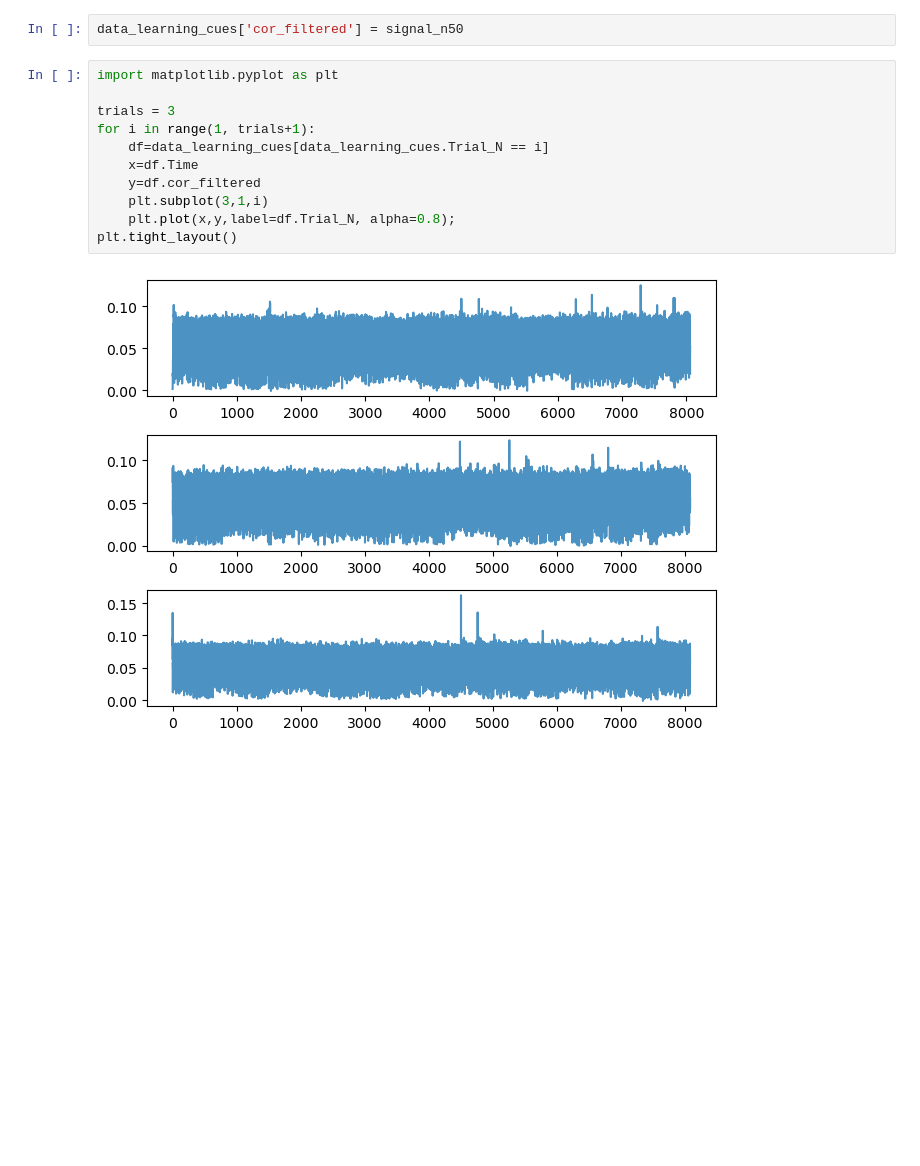
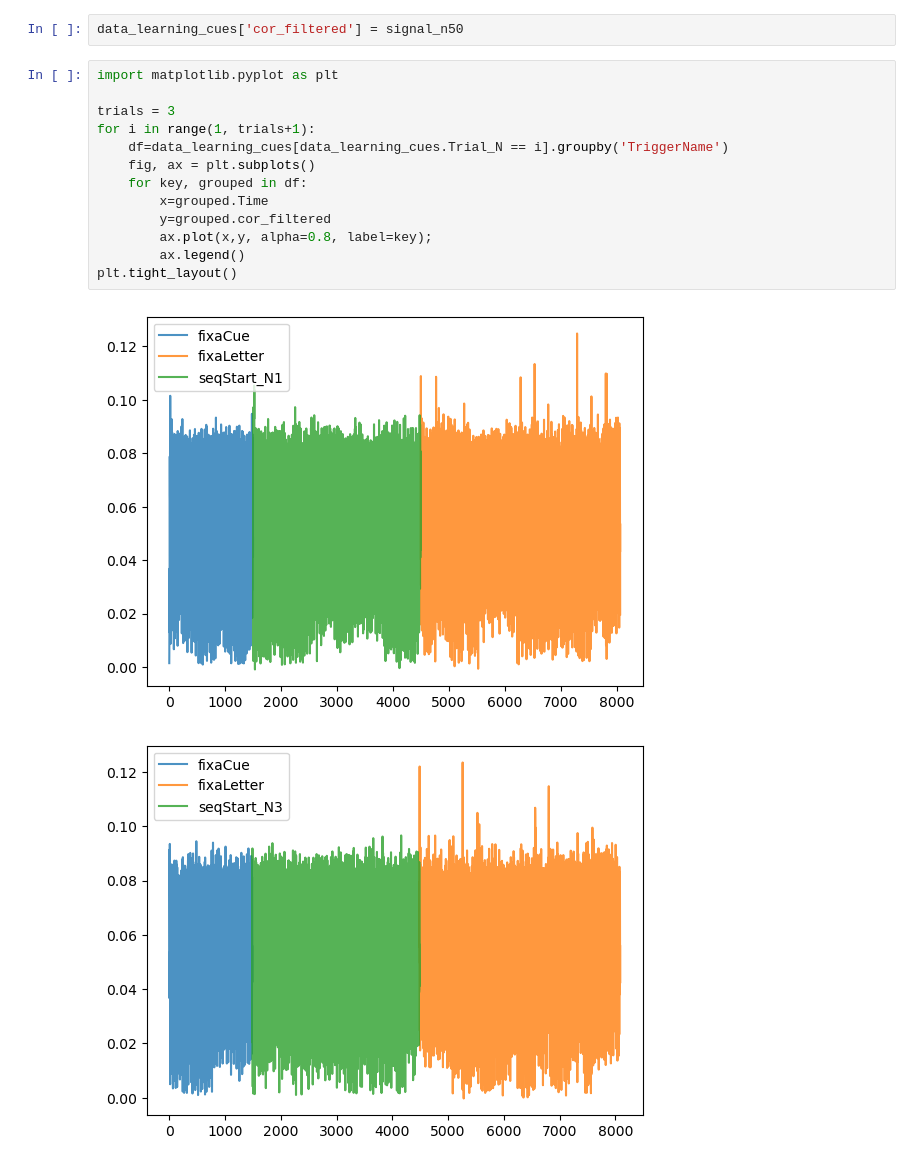
Before and after one commit to YueZhu0628/DAC_behav_fEMG, a Jupyter notebook: check_triggers.ipynb, the cells around one changed output. Drawn from its saved outputs; the diff is of its cells as text; blank space fills up the shorter version.

```diff
--- a/check_triggers.ipynb
+++ b/check_triggers.ipynb
@@ -577,13 +506,16 @@ data_learning_cues['cor_filtered'] = signal_n50
 # %%
 import matplotlib.pyplot as plt
 
 trials = 3
 for i in range(1, trials+1):
-    df=data_learning_cues[data_learning_cues.Trial_N == i]
-    x=df.Time
-    y=df.cor_filtered
-    plt.subplot(3,1,i)
-    plt.plot(x,y,label=df.Trial_N, alpha=0.8);
+    df=data_learning_cues[data_learning_cues.Trial_N == i].groupby('TriggerName')
+    fig, ax = plt.subplots()
+    for key, grouped in df:
+        x=grouped.Time
+        y=grouped.cor_filtered
+        ax.plot(x,y, alpha=0.8, label=key);
+        ax.legend()
 plt.tight_layout()
 # %% [output]
-[figure, old version]
+[figure, new version]
+[figure, added]
```
Also changed, not shown: parts of 39 cells of this notebook.
